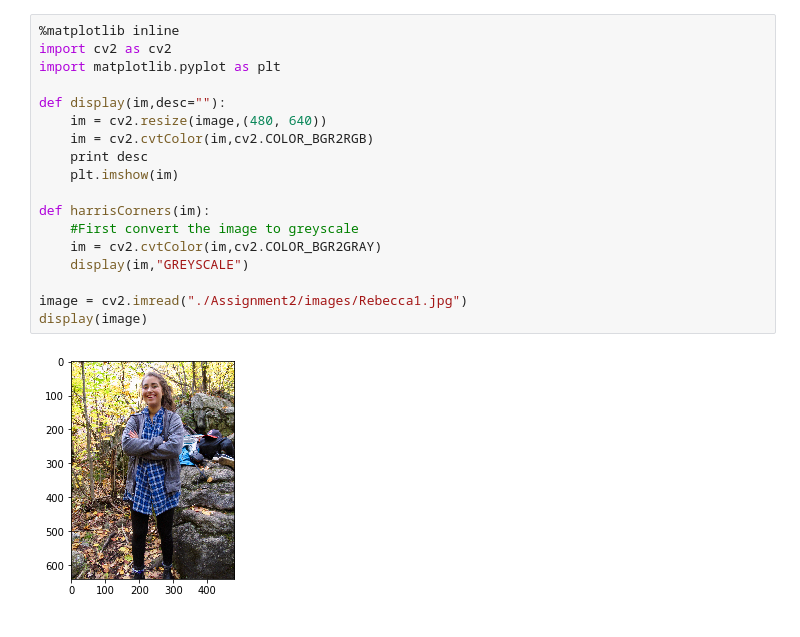
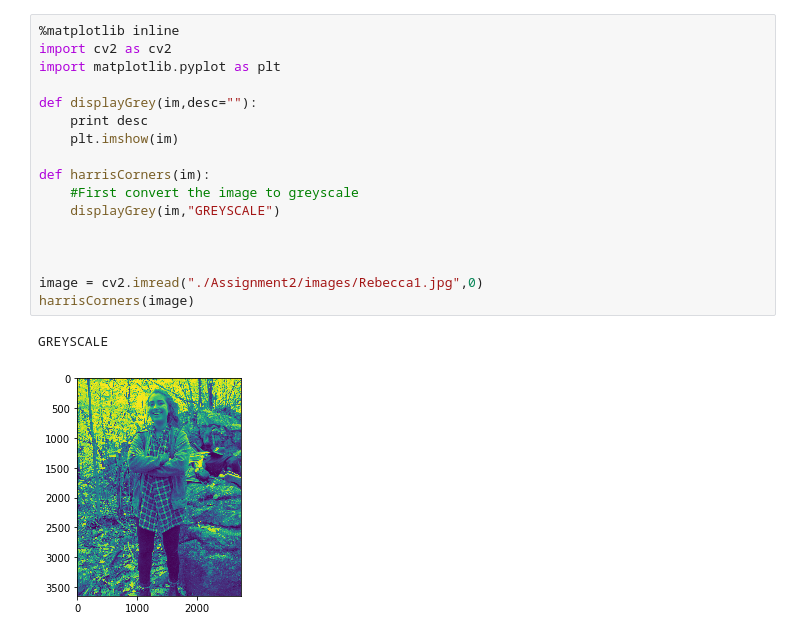
Before and after one commit to evan01/ComputerVision, a Jupyter notebook: Assignment2/main.ipynb, the cells around one changed output. Cells and saved outputs as stored; diff of their text form.

```diff
--- a/Assignment2/main.ipynb
+++ b/Assignment2/main.ipynb
@@ -1,20 +1,20 @@
 # %%
 %matplotlib inline
 import cv2 as cv2
 import matplotlib.pyplot as plt
 
-def display(im,desc=""):
-    im = cv2.resize(image,(480, 640))
-    im = cv2.cvtColor(im,cv2.COLOR_BGR2RGB)
+def displayGrey(im,desc=""):
     print desc
     plt.imshow(im)
 
 def harrisCorners(im):
     #First convert the image to greyscale
-    im = cv2.cvtColor(im,cv2.COLOR_BGR2GRAY)
-    display(im,"GREYSCALE")
+    displayGrey(im,"GREYSCALE")
 
-image = cv2.imread("./Assignment2/images/Rebecca1.jpg")
-display(image)
+
+
+image = cv2.imread("./Assignment2/images/Rebecca1.jpg",0)
+harrisCorners(image)
 # %% [output]
+GREYSCALE
-[figure, old version]
+[figure, new version]
```
Also changed, not shown: 3 other files.
